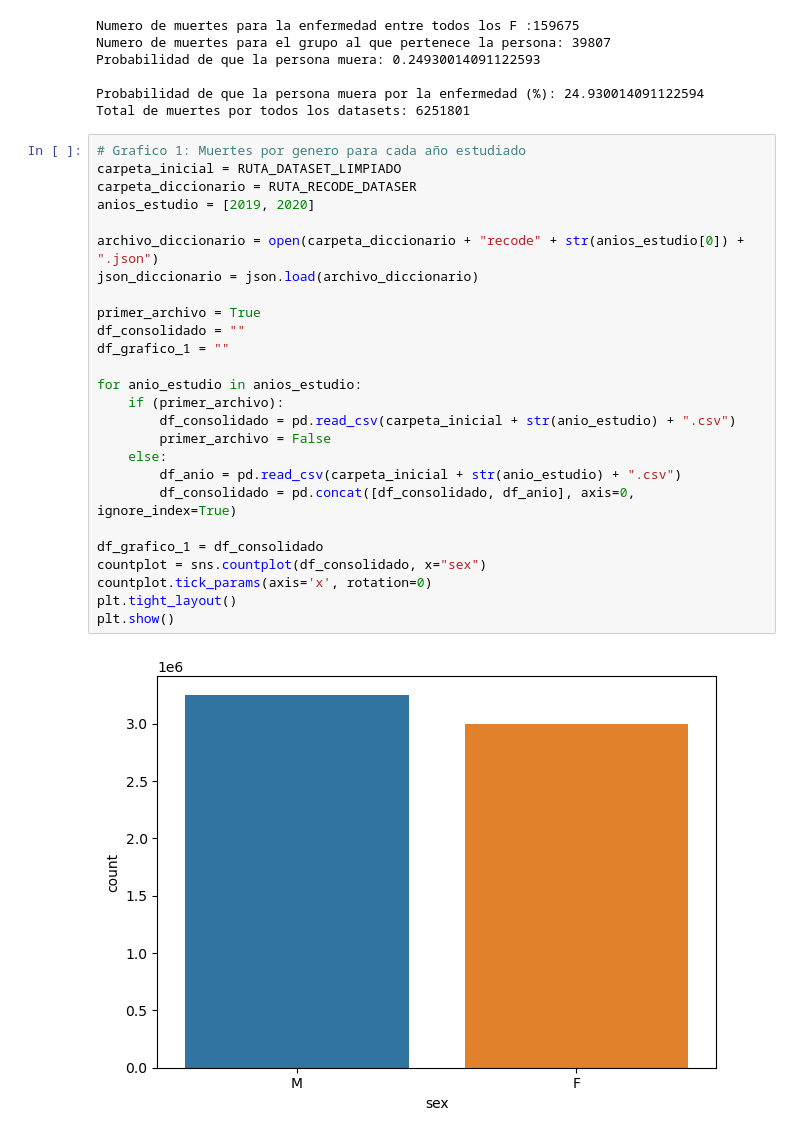
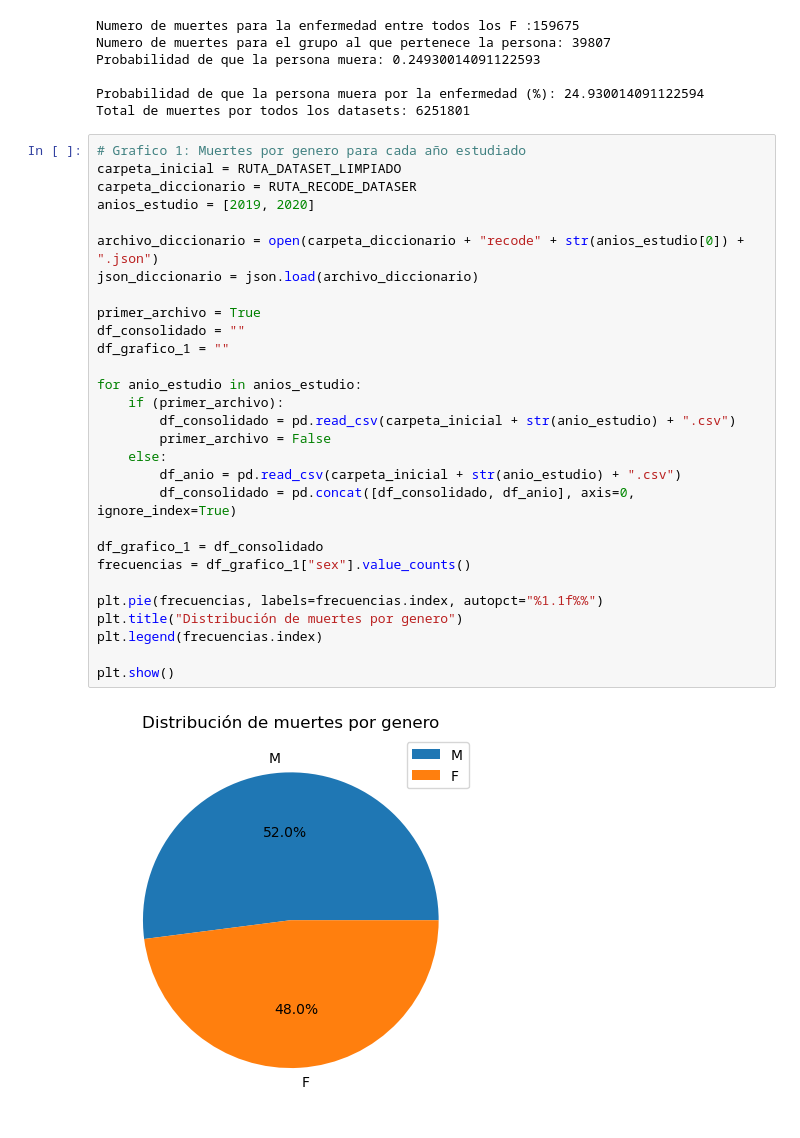
Before and after one commit to blackbrs/diplomado, a Jupyter notebook: Proyecto/Proyecto.ipynb, the cells around one changed output. Cells and saved outputs as stored; diff of their text form.

Commit message:
Graficos

```diff
--- a/Proyecto/Proyecto.ipynb
+++ b/Proyecto/Proyecto.ipynb
@@ -282,31 +291,34 @@ Total de muertes por todos los datasets: 6251801
 # %%
 # Grafico 1: Muertes por genero para cada año estudiado
 carpeta_inicial = RUTA_DATASET_LIMPIADO
 carpeta_diccionario = RUTA_RECODE_DATASER
 anios_estudio = [2019, 2020]
 
 archivo_diccionario = open(carpeta_diccionario + "recode" + str(anios_estudio[0]) + ".json")
 json_diccionario = json.load(archivo_diccionario)
 
 primer_archivo = True
 df_consolidado = ""
 df_grafico_1 = ""
 
 for anio_estudio in anios_estudio:
     if (primer_archivo):
         df_consolidado = pd.read_csv(carpeta_inicial + str(anio_estudio) + ".csv")
         primer_archivo = False
     else:
         df_anio = pd.read_csv(carpeta_inicial + str(anio_estudio) + ".csv")
         df_consolidado = pd.concat([df_consolidado, df_anio], axis=0, ignore_index=True)
 
 df_grafico_1 = df_consolidado
-countplot = sns.countplot(df_consolidado, x="sex")
-countplot.tick_params(axis='x', rotation=0)
-plt.tight_layout()
+frecuencias = df_grafico_1["sex"].value_counts()
+
+plt.pie(frecuencias, labels=frecuencias.index, autopct="%1.1f%%")
+plt.title("Distribución de muertes por genero")
+plt.legend(frecuencias.index)
+
 plt.show()
 # %% [output]
-[figure, old version]
+[figure, new version]
 # %%
 # Grafico 2: Grafico de las 5 enfermedades con mayor numero de muertes en los 2 años de estudio
 carpeta_inicial = RUTA_DATASET_LIMPIADO
```
Also changed, not shown: parts of 9 cells of this notebook.
